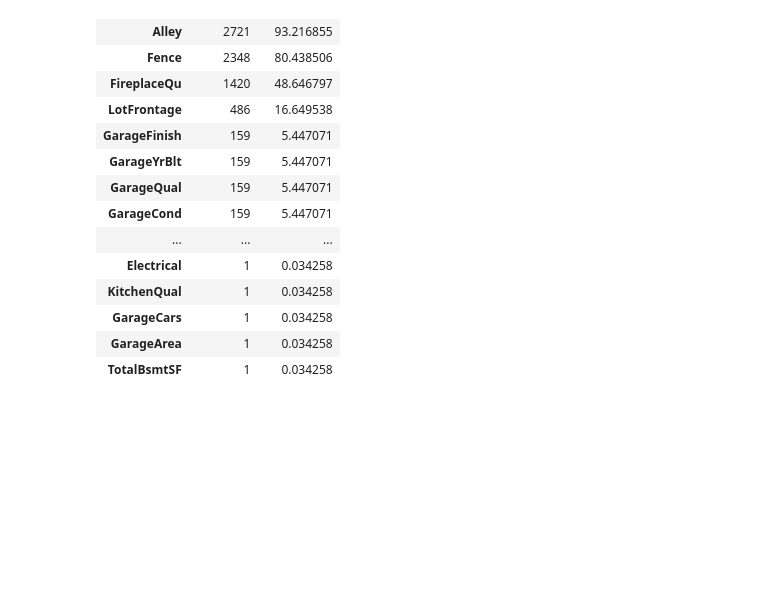
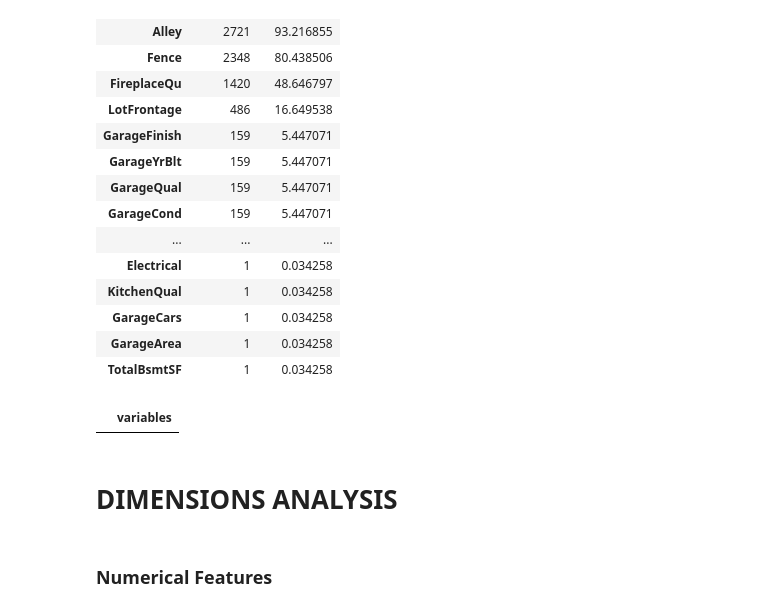
Before and after one commit to daianeklein/House-Prices-advRegressionTechniques, a Jupyter notebook: House-Prices-Adv-Regression-Techniques/01/House-Prices-Advanced-Regression-Techniques.ipynb, the cells around one changed output. Drawn from its saved outputs; the diff is of its cells as text; code cells hidden in the pictures; blank space fills up the shorter version.

```diff
--- a/House-Prices-Adv-Regression-Techniques/01/House-Prices-Advanced-Regression-Techniques.ipynb
+++ b/House-Prices-Adv-Regression-Techniques/01/House-Prices-Advanced-Regression-Techniques.ipynb
@@ -288,12 +292,22 @@ aux
 # %%
 # dropping missing values > 40%
 df1 = df1.drop(columns=aux[aux['percentage'] > 40].index)
 
 # ffill missing values < 1
 df1.loc[:, aux[aux['percentage'] < 1].index] = df1.loc[:, aux[aux['percentage'] < 1].index].fillna(method = 'ffill')
 
 # fillna - mode
 aux2 = df1.loc[:, aux[(aux['percentage'] > 1) & (aux['percentage'] < 17)].index]
 
 for c in aux2.columns:
     df1[c].fillna(df1[c].mode()[0], inplace=True)
+
+# Missing values
+missing = df1.isnull().sum()
+aux = pd.DataFrame(missing[missing > 0].sort_values(ascending = False), columns = ['variables'])
+
+aux
+# %% [output]
+|  | variables |
+# %% [markdown]
+# DIMENSIONS ANALYSIS
@@ -299,0 +320,2 @@ for c in aux2.columns:
+# %% [markdown]
+### Numerical Features
```
Also changed, not shown: parts of 9 cells of this notebook.
